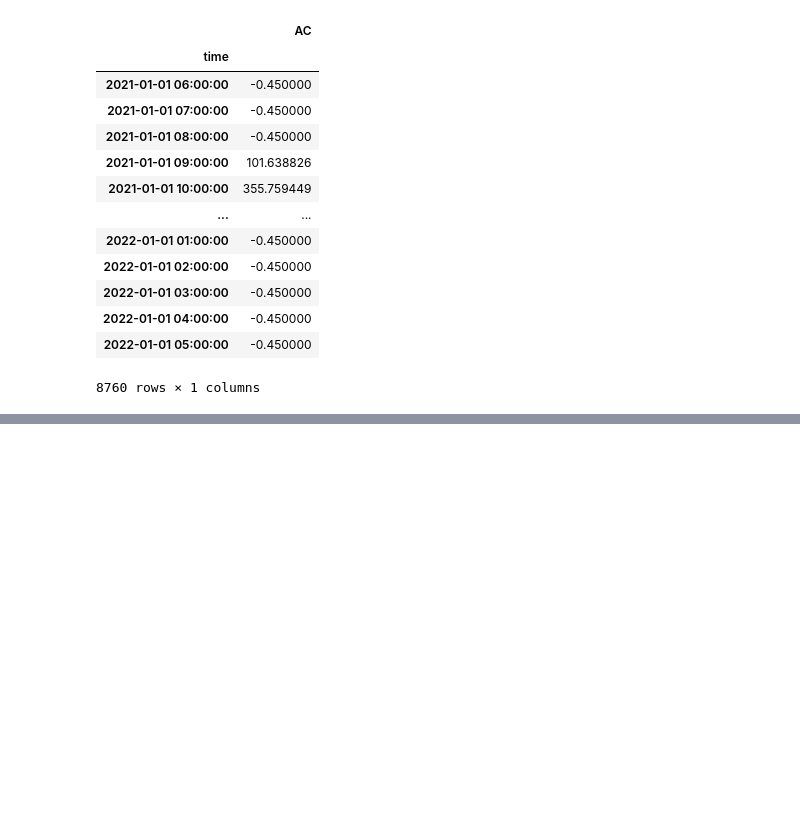
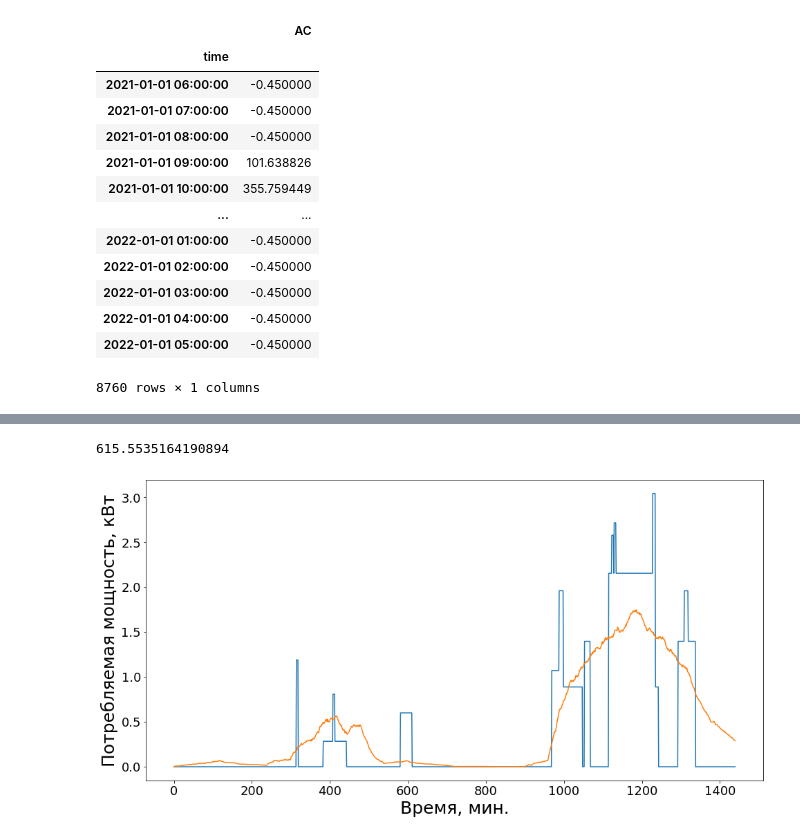
Before and after one commit to Shai670/Residential_consumption_modeling, a Jupyter notebook: Battery.ipynb, the cells around one changed output, grey strips where cells are left out. Saved outputs shown, nothing was run; the diff lists cells and outputs as text; code cells hidden in the pictures; blank space fills up the shorter version.

```diff
--- a/Battery.ipynb
+++ b/Battery.ipynb
@@ -48,0 +110,17 @@ load
+# %%
+def add_eq(obj_list, N, power, sessions, switch_proba, tou_proba):
+
+    ses = [np.random.randint(0, sessions) for _ in range(N)]
+
+    eqs = [
+        Pribor(
+            power = np.random.uniform(power[0], power[1]),
+            switch_time = np.random.choice(time, size=ses[i], p=switch_proba),
+            use_time = np.random.choice(use_time, size=ses[i], p=tou_proba),
+            )
+        for i in range(N)
+    ]
+
+    obj_list += eqs
+
+    return obj_list
@@ -49,3 +152,38 @@ load
+# %%
+obj_list = []
+obj_list = add_eq(obj_list, N=class1_N, power=class1_power, sessions=class1_sessions, switch_proba=class1_switch, tou_proba=class1_tou)
+obj_list = add_eq(obj_list, N=class2_N, power=class2_power, sessions=class2_sessions, switch_proba=class2_switch, tou_proba=class2_tou)
+obj_list = add_eq(obj_list, N=class3_N, power=class3_power, sessions=class3_sessions, switch_proba=class3_switch, tou_proba=class3_tou)
+electric_load = []
+
+for dt in range(24*60): # шаг моделирования - 1 мин
+  power_dt = 0 # обнуляем переменную мощности данного шага моделирования
+  for eq in obj_list: # для каждого электроприбора
+    for s in range(eq.sessions): # перебрать все включения электроприбора за день
+      if eq.turn_on[s] == dt: # если время включения равно текущему времени моделирования,
+        eq.state = 1 # то включить прибор
+      if eq.turn_off[s] == dt: # если время отключения равно текущему времени моделирования,
+        eq.state = 0 # то отключить прибор
+    if eq.state == 1: # если электроприбора включен, то
+      power_dt += eq.power # увеличить потребляемую мощность на мощность включенного электроприбора
+  electric_load.append(power_dt)
+
+plt.rcParams.update({'axes.titlesize': 25, # заголовок
+                    'xtick.labelsize': 18, # метки осей Х
+                    'ytick.labelsize': 18, # метки осей Y
+                    'legend.fontsize' : 16, # легенда
+                    'axes.labelsize': 25})  # название осей
+plt.figure(figsize=(16,8))
+plt.plot(electric_load)
+df = np.array(profile_dataset)
+plt.plot(df.mean(axis=0))
+# подписи осей
+plt.xlabel('Время, мин.')
+plt.ylabel('Потребляемая мощность, кВт')
+sum(df.mean(axis=0))
+# %% [output]
+615.5535164190894
+[figure, added]
 # %%
 class battery:
 
```
Also changed, not shown: parts of 7 cells of this notebook.
